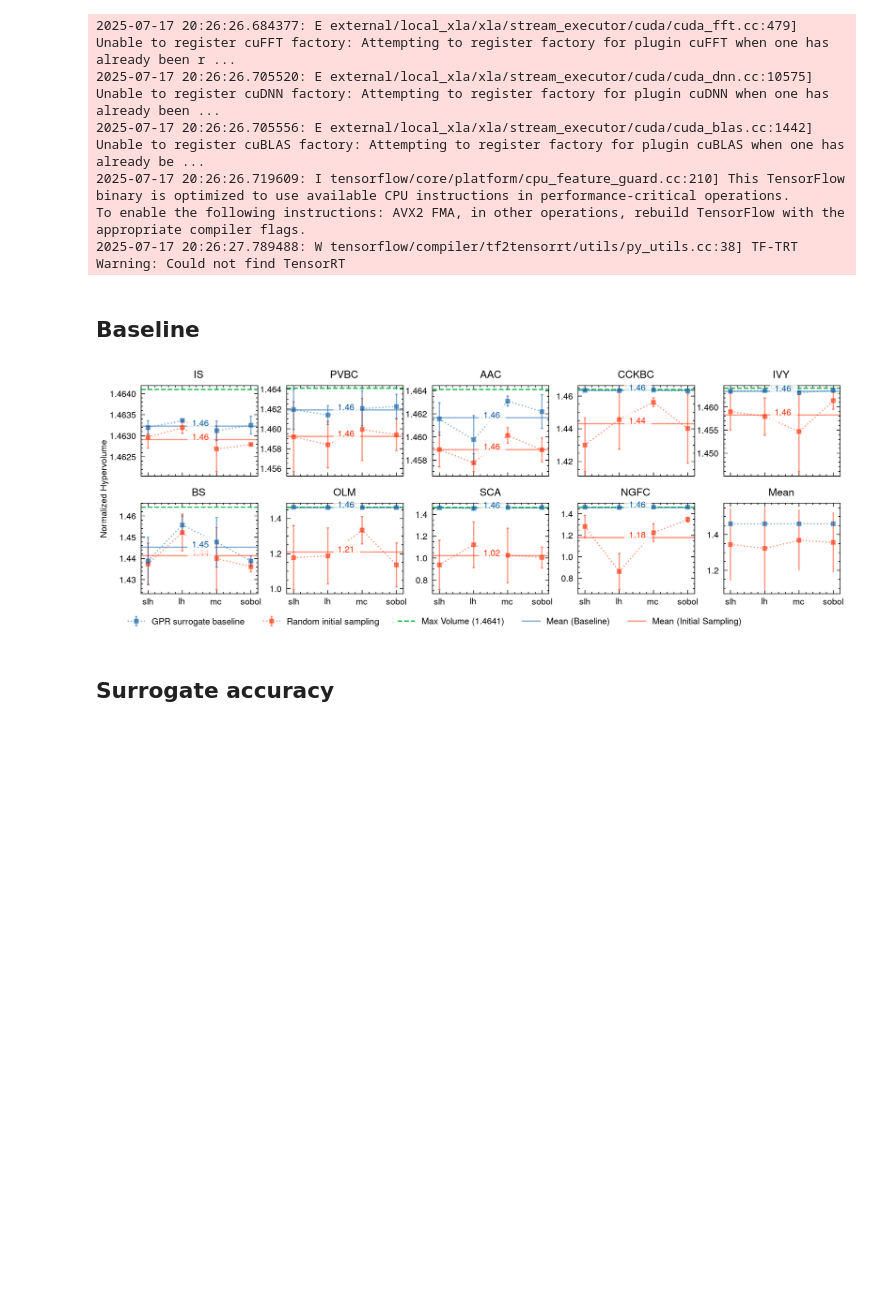
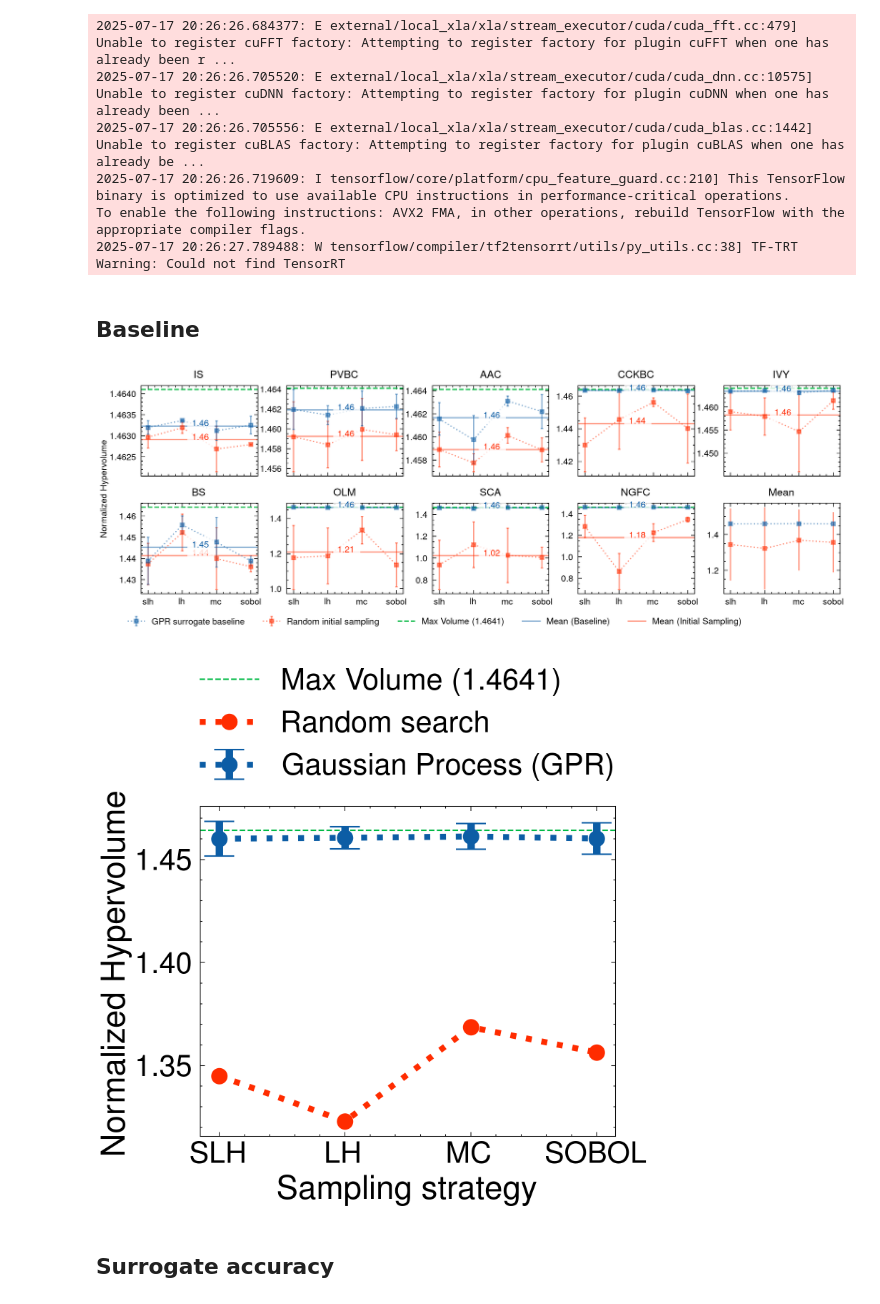
Before and after one commit to GazzolaLab/MultiObjectiveSurrogateOptimization, a Jupyter notebook: figure2.ipynb, the cells around one changed output. Drawn from its saved outputs; the diff is of its cells as text; code cells hidden in the pictures; blank space fills up the shorter version.

```diff
--- a/figure2.ipynb
+++ b/figure2.ipynb
@@ -207,3 +207,67 @@ plt.show()
 [figure]
 # %%
 stash("figure2/samplers", fig)
+# %%
+with rc_context():
+
+    fig, ax = plt.subplots(figsize=(5, 4))
+
+    ax.axhline(
+        y=1.1**4, color=colors["green"], linestyle="--", label=f"Max Volume ({1.1**4:.4f})"
+    )
+
+    for i, ms in enumerate([means_initial, means]):
+        mean_by_sampler = {
+            sampler: np.mean(
+                [
+                    models[(sampler + "_initial") if i == 0 else (sampler + '_sopt')]
+                    for models in hvs.values()
+                ]
+            )
+            for sampler in labels
+        }
+        std_by_sampler = {
+            sampler: np.std(
+                [
+                    models[(sampler + "_initial") if i == 0 else (sampler + '_sopt')]
+                    for models in hvs.values()
+                ]
+            )
+            for sampler in labels
+        }
+        if i == 1:
+            ax.errorbar(
+                [l.upper() for l in labels],
+                [mean_by_sampler[l] for l in labels],
+                yerr=[std_by_sampler[l] for l in labels],
+                fmt="o:",
+                color=c[i],
+                #alpha=0.5,
+                linewidth=4,
+                markersize=10,
+                elinewidth=5,
+                label="Gaussian Process (GPR)",
+                capsize=10
+            )
+        else:
+            ax.plot(
+                [l.upper() for l in labels],
+                [mean_by_sampler[l] for l in labels],
+                color=c[i],
+                marker='o',
+                linestyle=':',
+                linewidth=4,
+                markersize=10,
+                label="Random search"
+            )
+
+        #handles, ll = ax.get_legend_handles_labels()
+        plt.legend(
+            #reversed(handles), reversed(ll),# ncol=len(ll),
+            bbox_to_anchor=(1.065, 1.5)
+        )
+
+        ax.set_xlabel("Sampling strategy")
+        ax.set_ylabel("Normalized Hypervolume")
+# %% [output]
+[figure, added]
```
Also changed, not shown: parts of 19 cells of this notebook.
